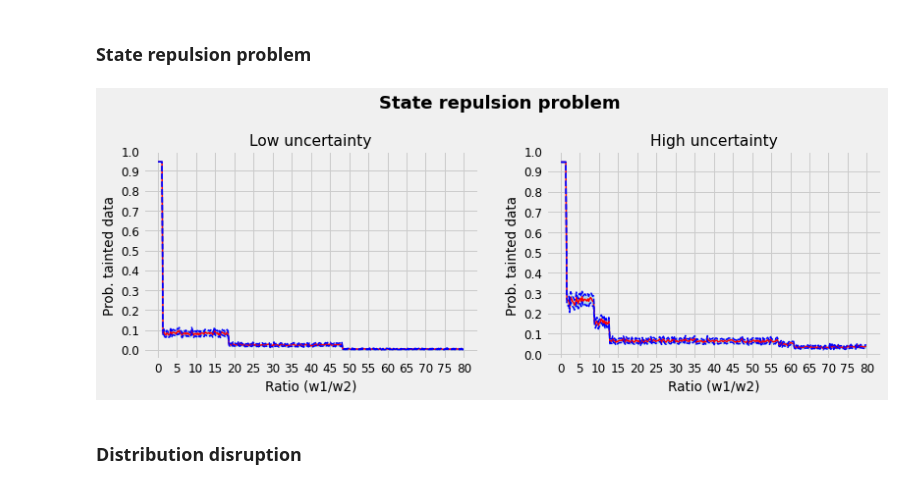
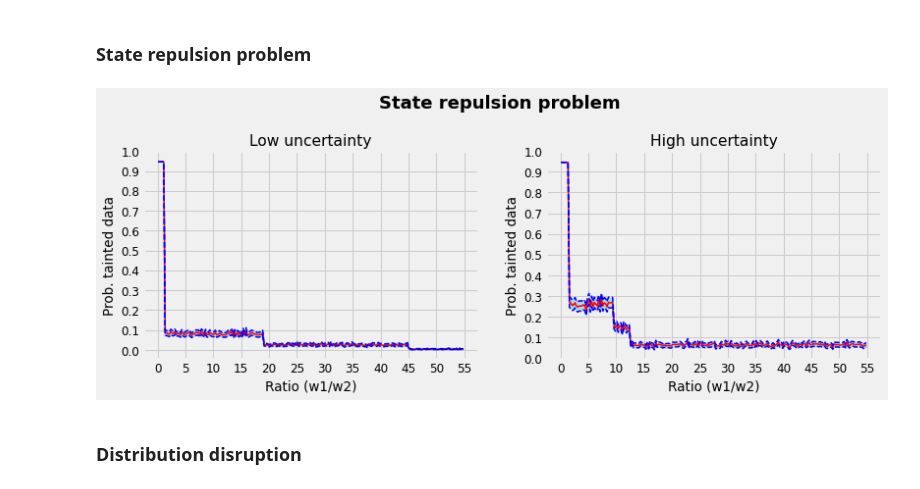
Before and after one commit to roinaveiro/corrupting_hmms, a Jupyter notebook: illustrative_testing/viz/ratio_vizualizations_grid.ipynb, the cells around one changed output. Drawn from its saved outputs; the diff is of its cells as text; code cells hidden in the pictures.

```diff
--- a/illustrative_testing/viz/ratio_vizualizations_grid.ipynb
+++ b/illustrative_testing/viz/ratio_vizualizations_grid.ipynb
@@ -25,19 +25,19 @@ ratio_plot_grid(res_att, 'State attraction problem', in_problem_params = {'metri
 # %% [markdown]
 ### State repulsion problem
 # %%
-rep_lu = pd.read_csv('results_csv_v3_3_05_22/state_attraction_repulsion/rep_low_unc_ratio.csv')
-rep_hu  = pd.read_csv('results_csv_v3_3_05_22/state_attraction_repulsion/rep_high_unc_ratio.csv')
-rep_lu = rep_lu[rep_lu['ratio']<=80]
-rep_hu = rep_hu[rep_hu['ratio']<=80]
+rep_lu = pd.read_csv('results_19_05_22/state_attraction_repulsion/rep_low_unc_ratio.csv')
+rep_hu  = pd.read_csv('results_19_05_22/state_attraction_repulsion/rep_high_unc_ratio.csv')
+rep_lu = rep_lu[rep_lu['ratio']<=55]
+rep_hu = rep_hu[rep_hu['ratio']<=55]
 res_rep = {'high':rep_hu,'low':rep_lu}
 # %%
 ratio_plot_grid(res_rep, 'State repulsion problem', in_problem_params = {'metric': 'Prob. tainted data',
                                                         'yticks': [0.0,0.1,0.2,0.3,0.4,0.5,0.6,0.7,0.8,0.9,1.0],
-                                                        'xticks': [0,5,10,15,20,25,30,35,40,45,50,55,60,65,70,75,80]},
+                                                        'xticks': [0,5,10,15,20,25,30,35,40,45,50,55]},
                 save =  True,
                dir2save = 'viz/state_repulsion/ratio_rep_grid.png')
 # %% [output]
-[figure, old version]
+[figure, new version]
 # %% [markdown]
 ### Distribution disruption
 # %%
```
Also changed, not shown: parts of 7 cells of this notebook, 4 other files.
